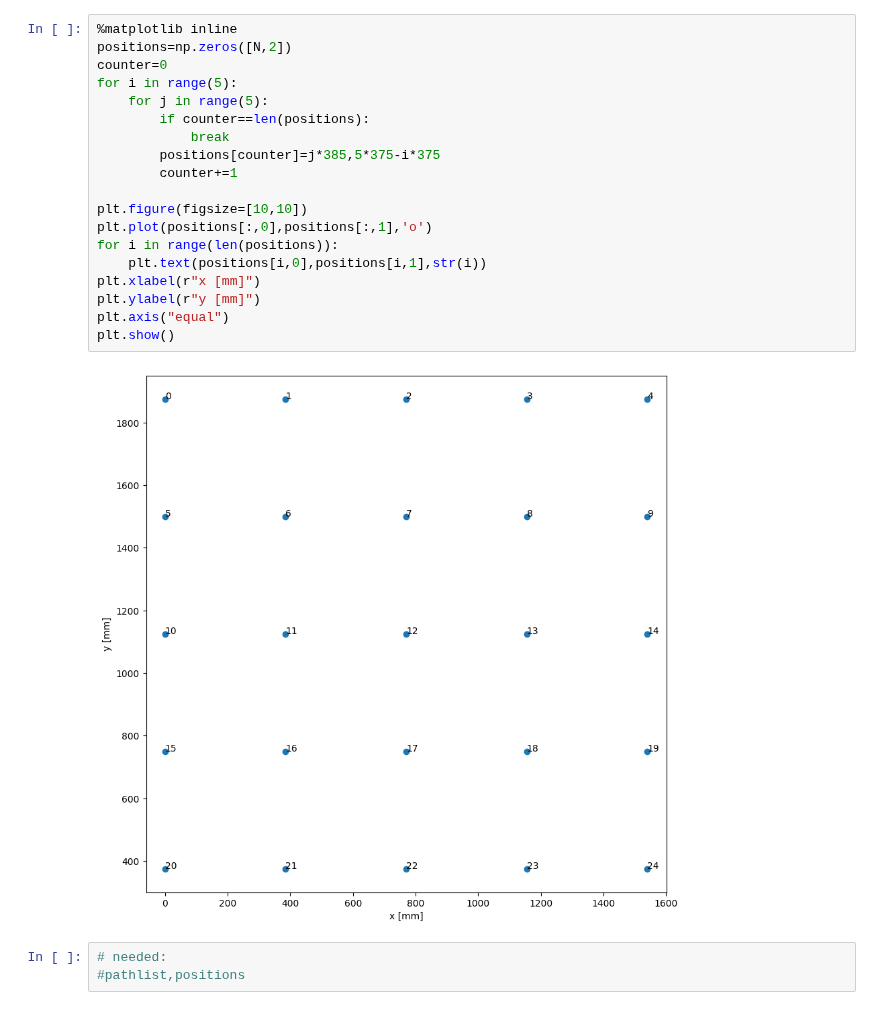
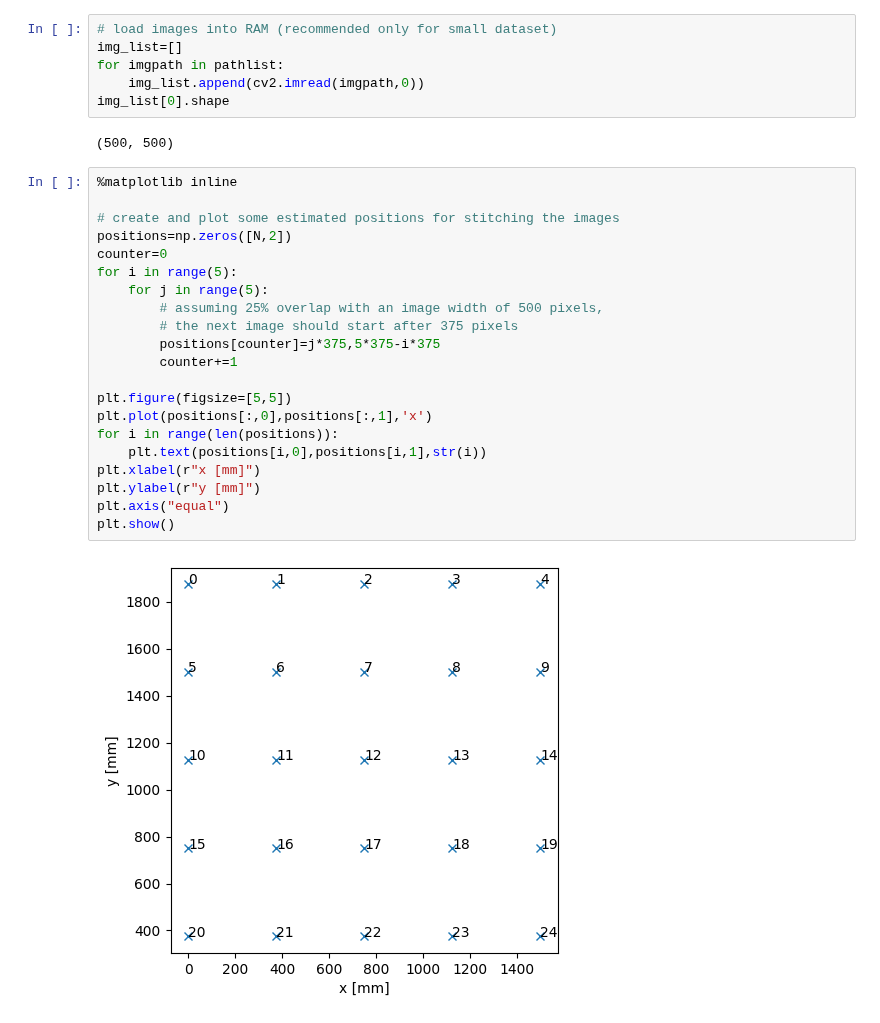
Before and after one commit to kernke/microscopy_data_analysis, a Jupyter notebook: examples/2D_examples/grid_stitching.ipynb, the cells around one changed output. Cells and saved outputs as stored; diff of their text form.

Commit message:
small data stitching example

```diff
--- a/examples/2D_examples/grid_stitching.ipynb
+++ b/examples/2D_examples/grid_stitching.ipynb
@@ -35,24 +23,31 @@ pathlist
+# %%
+# load images into RAM (recommended only for small dataset)
+img_list=[]
+for imgpath in pathlist:
+    img_list.append(cv2.imread(imgpath,0))
+img_list[0].shape
+# %% [output]
+(500, 500)
 # %%
 %matplotlib inline
+
+# create and plot some estimated positions for stitching the images
 positions=np.zeros([N,2])
 counter=0
 for i in range(5):
     for j in range(5):
-        if counter==len(positions):
-            break
-        positions[counter]=j*385,5*375-i*375
+        # assuming 25% overlap with an image width of 500 pixels,
+        # the next image should start after 375 pixels
+        positions[counter]=j*375,5*375-i*375
         counter+=1
 
-plt.figure(figsize=[10,10])
-plt.plot(positions[:,0],positions[:,1],'o')
+plt.figure(figsize=[5,5])
+plt.plot(positions[:,0],positions[:,1],'x')
 for i in range(len(positions)):
     plt.text(positions[i,0],positions[i,1],str(i))
 plt.xlabel(r"x [mm]")
 plt.ylabel(r"y [mm]")
 plt.axis("equal")
 plt.show()
 # %% [output]
-[figure, old version]
+[figure, new version]
-# %%
-# needed:
-#pathlist,positions
```
Also changed, not shown: parts of 29 cells of this notebook, 3 other files.
